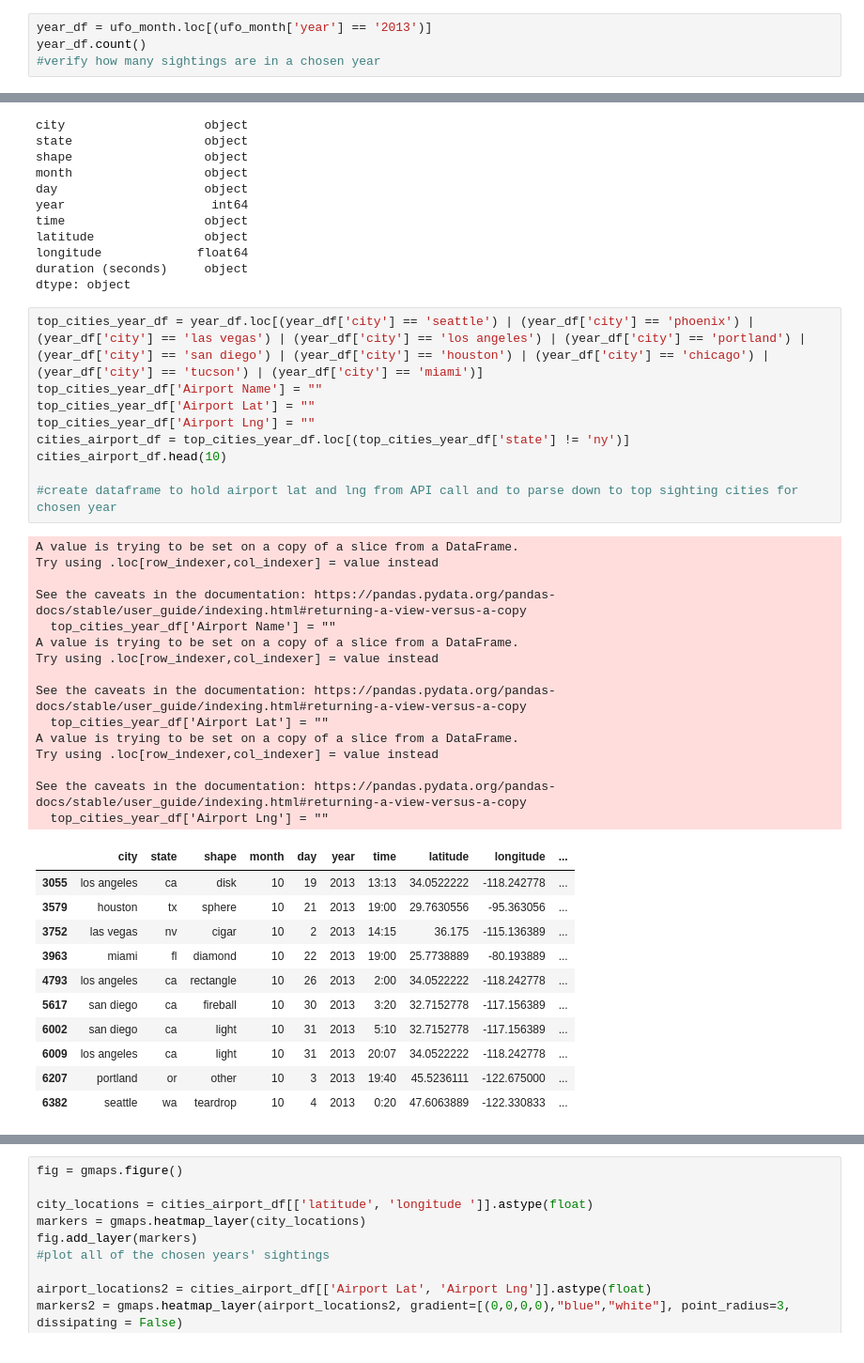
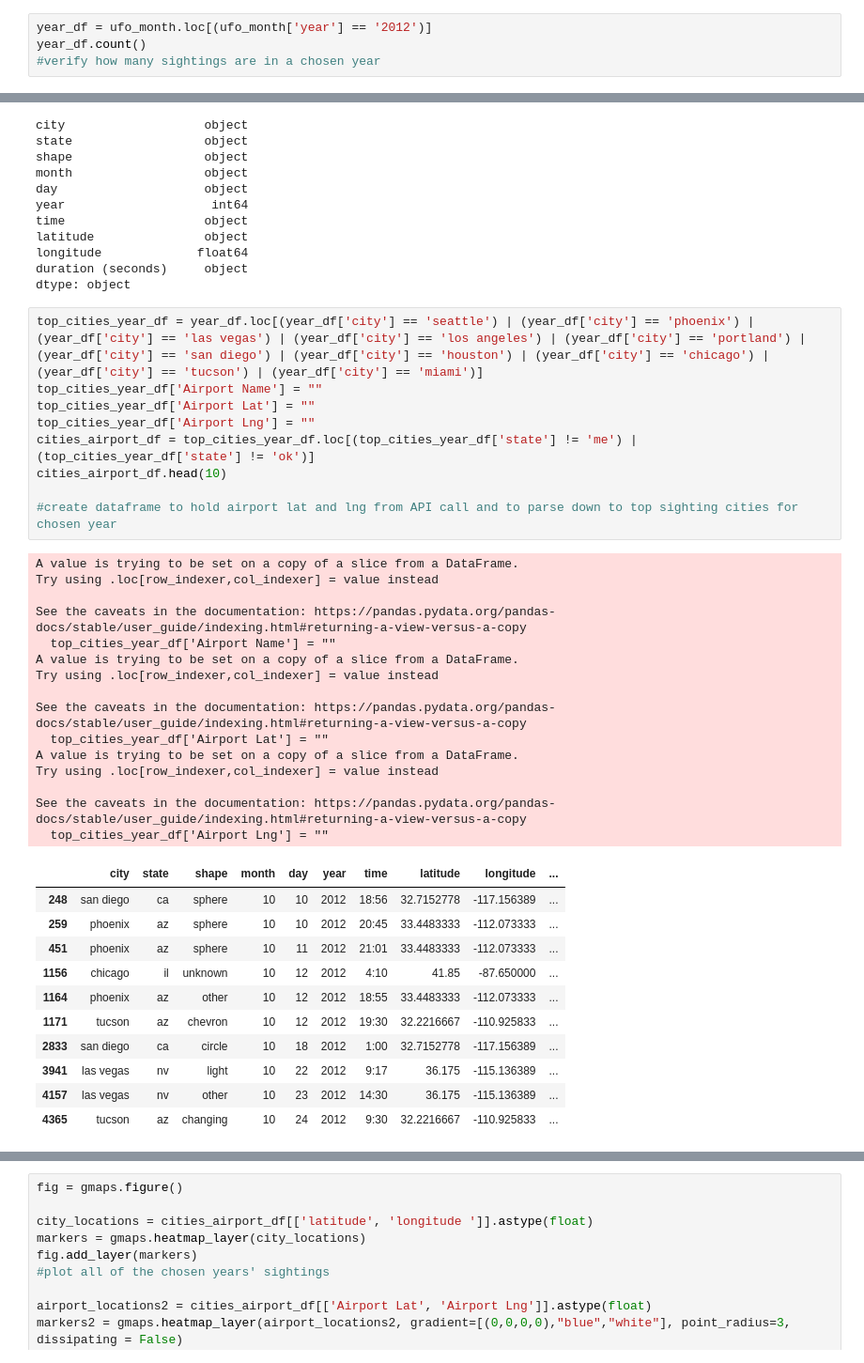
Before and after one commit to CoryOpie/Project-1, a Jupyter notebook: Project1-Jessica.ipynb, the cells around one changed output, grey strips where cells are left out. Shown at 94% size. Cells and saved outputs as stored; diff of their text form.

```diff
--- a/Project1-Jessica.ipynb
+++ b/Project1-Jessica.ipynb
@@ -104,7 +104,7 @@ ufo_city_group.sort_values(by="month", ascending = False).head(10)
 | 2005 | 3160 | 3160 | 3160 | 3160 | 3160 | 3160 | 3160 | 3160 | 3160 |
 | 2003 | 2901 | 2901 | 2901 | 2901 | 2901 | 2901 | 2901 | 2901 | 2901 |
 # %%
-year_df = ufo_month.loc[(ufo_month['year'] == '2013')]
+year_df = ufo_month.loc[(ufo_month['year'] == '2012')]
 year_df.count()
 #verify how many sightings are in a chosen year
 # %% [output]
@@ -155,39 +155,39 @@ dtype: object
 # %%
 top_cities_year_df = year_df.loc[(year_df['city'] == 'seattle') | (year_df['city'] == 'phoenix') | (year_df['city'] == 'las vegas') | (year_df['city'] == 'los angeles') | (year_df['city'] == 'portland') | (year_df['city'] == 'san diego') | (year_df['city'] == 'houston') | (year_df['city'] == 'chicago') | (year_df['city'] == 'tucson') | (year_df['city'] == 'miami')]
 top_cities_year_df['Airport Name'] = ""
 top_cities_year_df['Airport Lat'] = ""
 top_cities_year_df['Airport Lng'] = ""
-cities_airport_df = top_cities_year_df.loc[(top_cities_year_df['state'] != 'ny')]
+cities_airport_df = top_cities_year_df.loc[(top_cities_year_df['state'] != 'me') | (top_cities_year_df['state'] != 'ok')]
 cities_airport_df.head(10)
 
 #create dataframe to hold airport lat and lng from API call and to parse down to top sighting cities for chosen year
 # %% [output]
 A value is trying to be set on a copy of a slice from a DataFrame.
 Try using .loc[row_indexer,col_indexer] = value instead
 
 See the caveats in the documentation: https://pandas.pydata.org/pandas-docs/stable/user_guide/indexing.html#returning-a-view-versus-a-copy
   top_cities_year_df['Airport Name'] = ""
 A value is trying to be set on a copy of a slice from a DataFrame.
 Try using .loc[row_indexer,col_indexer] = value instead
 
 See the caveats in the documentation: https://pandas.pydata.org/pandas-docs/stable/user_guide/indexing.html#returning-a-view-versus-a-copy
   top_cities_year_df['Airport Lat'] = ""
 A value is trying to be set on a copy of a slice from a DataFrame.
 Try using .loc[row_indexer,col_indexer] = value instead
 
 See the caveats in the documentation: https://pandas.pydata.org/pandas-docs/stable/user_guide/indexing.html#returning-a-view-versus-a-copy
   top_cities_year_df['Airport Lng'] = ""
 |  | city | state | shape | month | day | year | time | latitude | longitude | ... |
-| 3055 | los angeles | ca | disk | 10 | 19 | 2013 | 13:13 | 34.0522222 | -118.242778 | ... |
-| 3579 | houston | tx | sphere | 10 | 21 | 2013 | 19:00 | 29.7630556 | -95.363056 | ... |
-| 3752 | las vegas | nv | cigar | 10 | 2 | 2013 | 14:15 | 36.175 | -115.136389 | ... |
-| 3963 | miami | fl | diamond | 10 | 22 | 2013 | 19:00 | 25.7738889 | -80.193889 | ... |
-| 4793 | los angeles | ca | rectangle | 10 | 26 | 2013 | 2:00 | 34.0522222 | -118.242778 | ... |
-| 5617 | san diego | ca | fireball | 10 | 30 | 2013 | 3:20 | 32.7152778 | -117.156389 | ... |
-| 6002 | san diego | ca | light | 10 | 31 | 2013 | 5:10 | 32.7152778 | -117.156389 | ... |
-| 6009 | los angeles | ca | light | 10 | 31 | 2013 | 20:07 | 34.0522222 | -118.242778 | ... |
-| 6207 | portland | or | other | 10 | 3 | 2013 | 19:40 | 45.5236111 | -122.675000 | ... |
-| 6382 | seattle | wa | teardrop | 10 | 4 | 2013 | 0:20 | 47.6063889 | -122.330833 | ... |
+| 248 | san diego | ca | sphere | 10 | 10 | 2012 | 18:56 | 32.7152778 | -117.156389 | ... |
+| 259 | phoenix | az | sphere | 10 | 10 | 2012 | 20:45 | 33.4483333 | -112.073333 | ... |
+| 451 | phoenix | az | sphere | 10 | 11 | 2012 | 21:01 | 33.4483333 | -112.073333 | ... |
+| 1156 | chicago | il | unknown | 10 | 12 | 2012 | 4:10 | 41.85 | -87.650000 | ... |
+| 1164 | phoenix | az | other | 10 | 12 | 2012 | 18:55 | 33.4483333 | -112.073333 | ... |
+| 1171 | tucson | az | chevron | 10 | 12 | 2012 | 19:30 | 32.2216667 | -110.925833 | ... |
+| 2833 | san diego | ca | circle | 10 | 18 | 2012 | 1:00 | 32.7152778 | -117.156389 | ... |
+| 3941 | las vegas | nv | light | 10 | 22 | 2012 | 9:17 | 36.175 | -115.136389 | ... |
+| 4157 | las vegas | nv | other | 10 | 23 | 2012 | 14:30 | 36.175 | -115.136389 | ... |
+| 4365 | tucson | az | changing | 10 | 24 | 2012 | 9:30 | 32.2216667 | -110.925833 | ... |
 # %%
 # Count how many sightings have occured within each city
 cities_airport_df["city"].count
```
Also changed, not shown: parts of 9 cells of this notebook, 2 other files.
